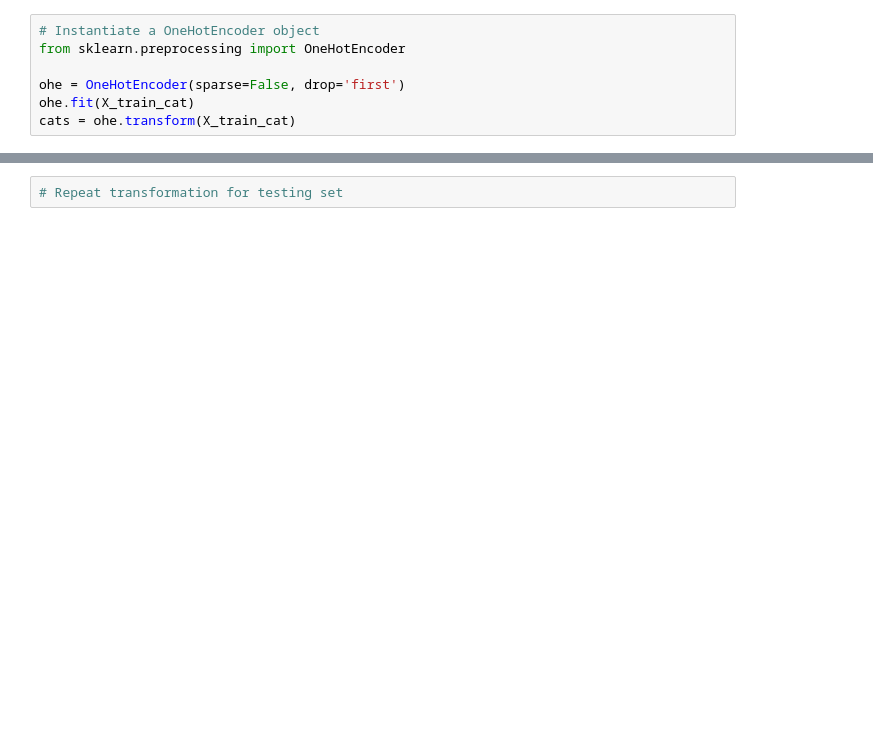
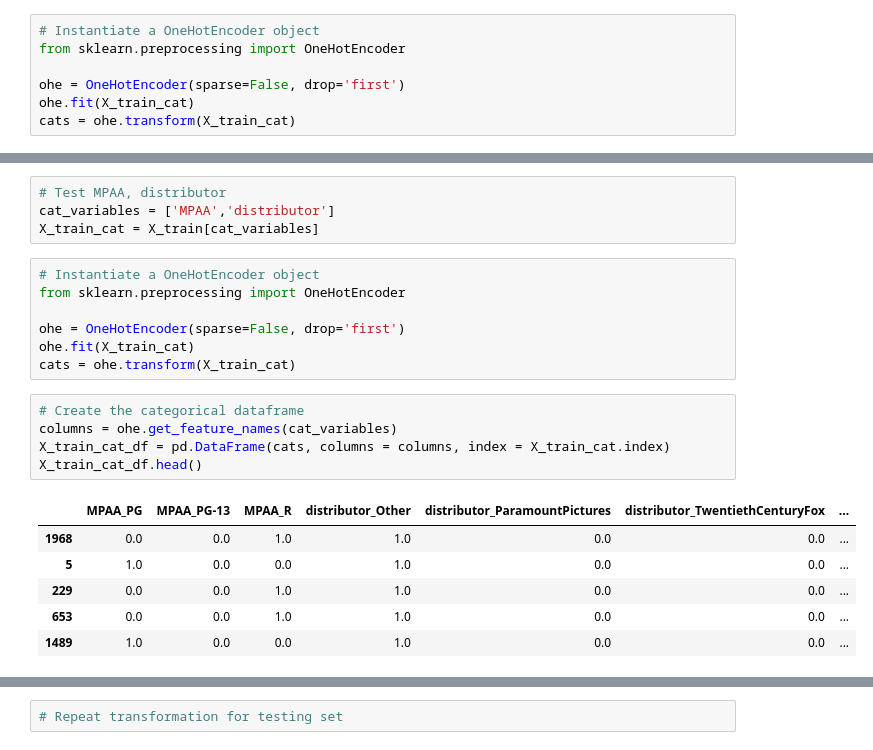
Before and after one commit to katiehuang1221/Predict-Revenue-Of-Movie-Adaptation, a Jupyter notebook: notebooks/OneHotEncoder_practice.ipynb, the cells around one changed output, grey strips where cells are left out. Cells and saved outputs as stored; diff of their text form; blank space fills up the shorter version.

Commit message:
Clean up OneHotEncoder_practice.ipynb

```diff
--- a/notebooks/OneHotEncoder_practice.ipynb
+++ b/notebooks/OneHotEncoder_practice.ipynb
@@ -107,0 +212,23 @@ X_train_cat_df.head()
+# %%
+# Test MPAA, distributor
+cat_variables = ['MPAA','distributor']
+X_train_cat = X_train[cat_variables]
+# %%
+# Instantiate a OneHotEncoder object
+from sklearn.preprocessing import OneHotEncoder
+
+ohe = OneHotEncoder(sparse=False, drop='first')
+ohe.fit(X_train_cat)
+cats = ohe.transform(X_train_cat)
+# %%
+# Create the categorical dataframe
+columns = ohe.get_feature_names(cat_variables)
+X_train_cat_df = pd.DataFrame(cats, columns = columns, index = X_train_cat.index)
+X_train_cat_df.head()
+# %% [output]
+|  | MPAA_PG | MPAA_PG-13 | MPAA_R | distributor_Other | distributor_ParamountPictures | distributor_TwentiethCenturyFox | ... |
+| 1968 | 0.0 | 0.0 | 1.0 | 1.0 | 0.0 | 0.0 | ... |
+| 5 | 1.0 | 0.0 | 0.0 | 1.0 | 0.0 | 0.0 | ... |
+| 229 | 0.0 | 0.0 | 1.0 | 1.0 | 0.0 | 0.0 | ... |
+| 653 | 0.0 | 0.0 | 1.0 | 1.0 | 0.0 | 0.0 | ... |
+| 1489 | 1.0 | 0.0 | 0.0 | 1.0 | 0.0 | 0.0 | ... |
```
Also changed, not shown: parts of 47 cells of this notebook.
